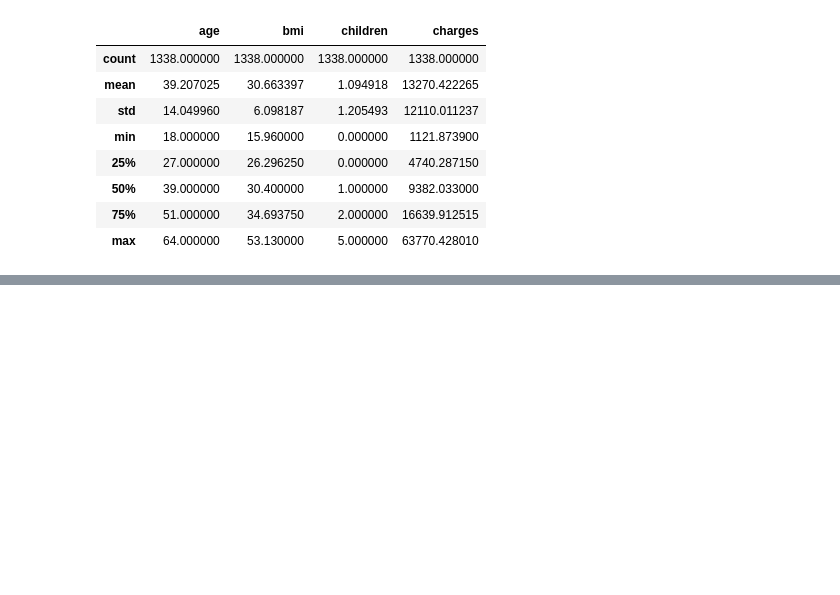
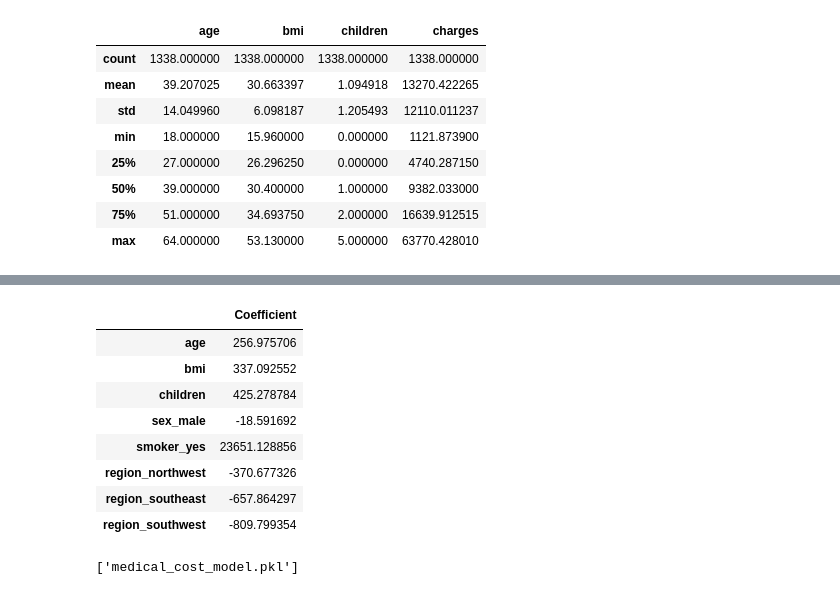
Before and after one commit to abhijeet22011/Machine_Learning_Projects, a Jupyter notebook: Supervised_Learning_Projects/Medical_Cost_Prediction/medical_cost_prediction.ipynb, the cells around one changed output, grey strips where cells are left out. Saved outputs shown, nothing was run; the diff lists cells and outputs as text; code cells hidden in the pictures; blank space fills up the shorter version.

```diff
--- a/Supervised_Learning_Projects/Medical_Cost_Prediction/medical_cost_prediction.ipynb
+++ b/Supervised_Learning_Projects/Medical_Cost_Prediction/medical_cost_prediction.ipynb
@@ -62,0 +100,3 @@ insurance_data.describe()
+# %%
+X = insurance_data.drop('charges', axis=1)
+y = insurance_data['charges']
@@ -62,0 +153,19 @@ insurance_data.describe()
+# %%
+coefficients = pd.DataFrame(model.coef_, X.columns, columns=['Coefficient'])
+
+coefficients
+# %% [output]
+|  | Coefficient |
+| age | 256.975706 |
+| bmi | 337.092552 |
+| children | 425.278784 |
+| sex_male | -18.591692 |
+| smoker_yes | 23651.128856 |
+| region_northwest | -370.677326 |
+| region_southeast | -657.864297 |
+| region_southwest | -809.799354 |
+# %%
+import joblib
+joblib.dump(model, 'medical_cost_model.pkl')
+# %% [output]
+['medical_cost_model.pkl']
```
Also changed, not shown: parts of 14 cells of this notebook.
